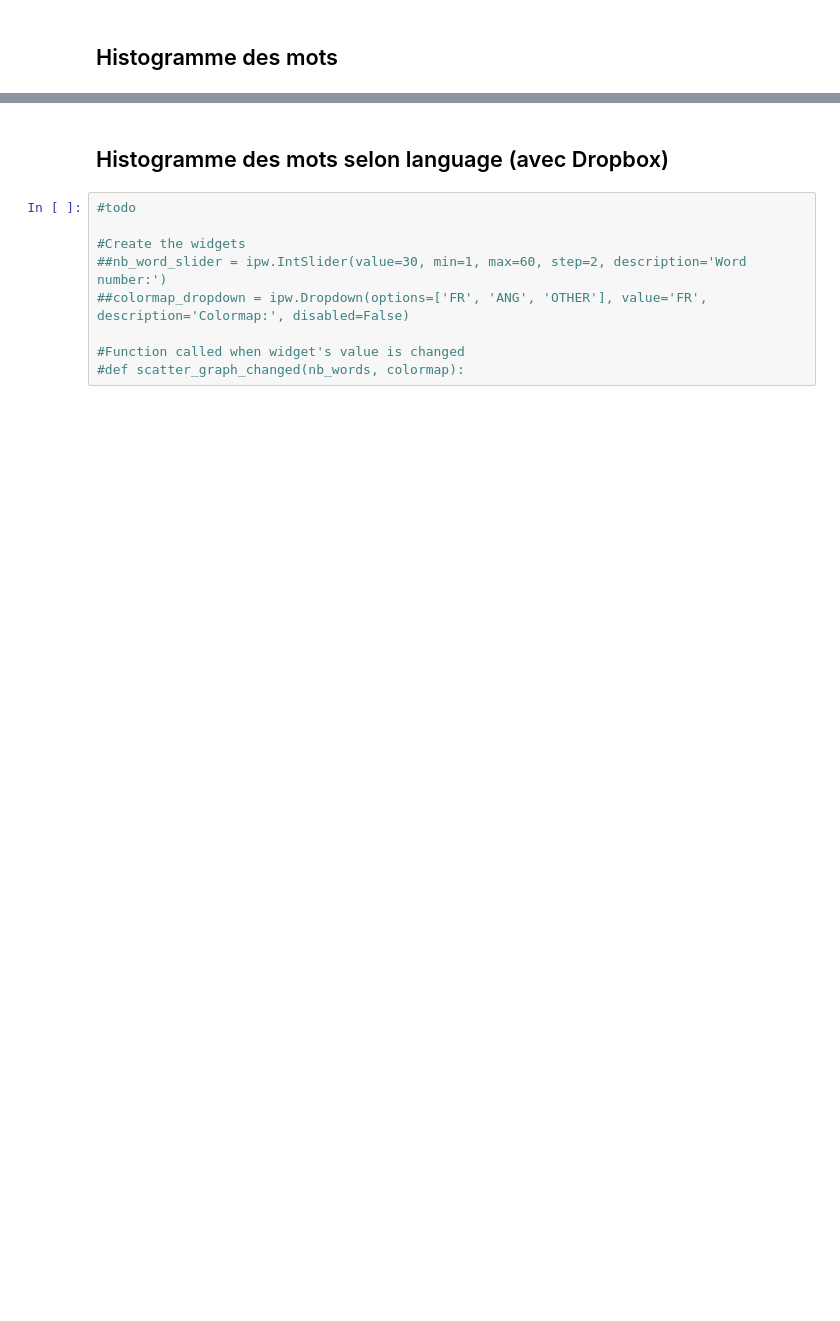
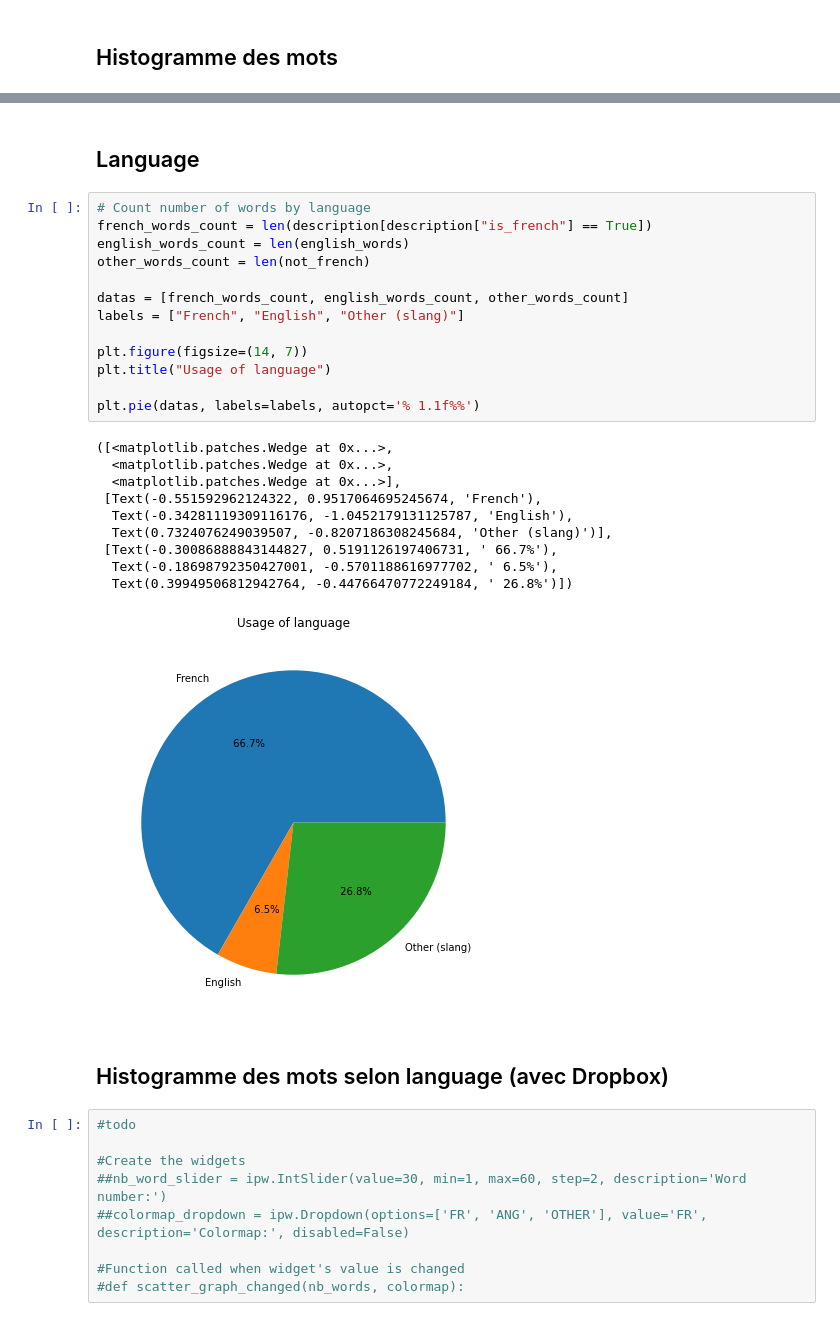
Before and after one commit to owengombas/genyus, a Jupyter notebook: notebooks/report/5_langage.ipynb, the cells around one changed output, grey strips where cells are left out. Drawn from its saved outputs; the diff is of its cells as text; blank space fills up the shorter version.

```diff
--- a/notebooks/report/5_langage.ipynb
+++ b/notebooks/report/5_langage.ipynb
@@ -222,3 +191,29 @@ frequency[:30].plot(kind="bar", figsize=(14, 7))
+# %% [markdown]
+## Language
+# %%
+# Count number of words by language
+french_words_count = len(description[description["is_french"] == True])
+english_words_count = len(english_words)
+other_words_count = len(not_french)
+
+datas = [french_words_count, english_words_count, other_words_count]
+labels = ["French", "English", "Other (slang)"]
+
+plt.figure(figsize=(14, 7))
+plt.title("Usage of language")
+
+plt.pie(datas, labels=labels, autopct='% 1.1f%%')
+# %% [output]
+([<matplotlib.patches.Wedge at 0x...>,
+  <matplotlib.patches.Wedge at 0x...>,
+  <matplotlib.patches.Wedge at 0x...>],
+ [Text(-0.551592962124322, 0.9517064695245674, 'French'),
+  Text(-0.34281119309116176, -1.0452179131125787, 'English'),
+  Text(0.7324076249039507, -0.8207186308245684, 'Other (slang)')],
+ [Text(-0.30086888843144827, 0.5191126197406731, ' 66.7%'),
+  Text(-0.18698792350427001, -0.5701188616977702, ' 6.5%'),
+  Text(0.39949506812942764, -0.44766470772249184, ' 26.8%')])
+[figure, added]
 # %% [markdown]
 ## Histogramme des mots selon language (avec Dropbox)
 # %%
```
Also changed, not shown: parts of 13 cells of this notebook, 2 other files.
